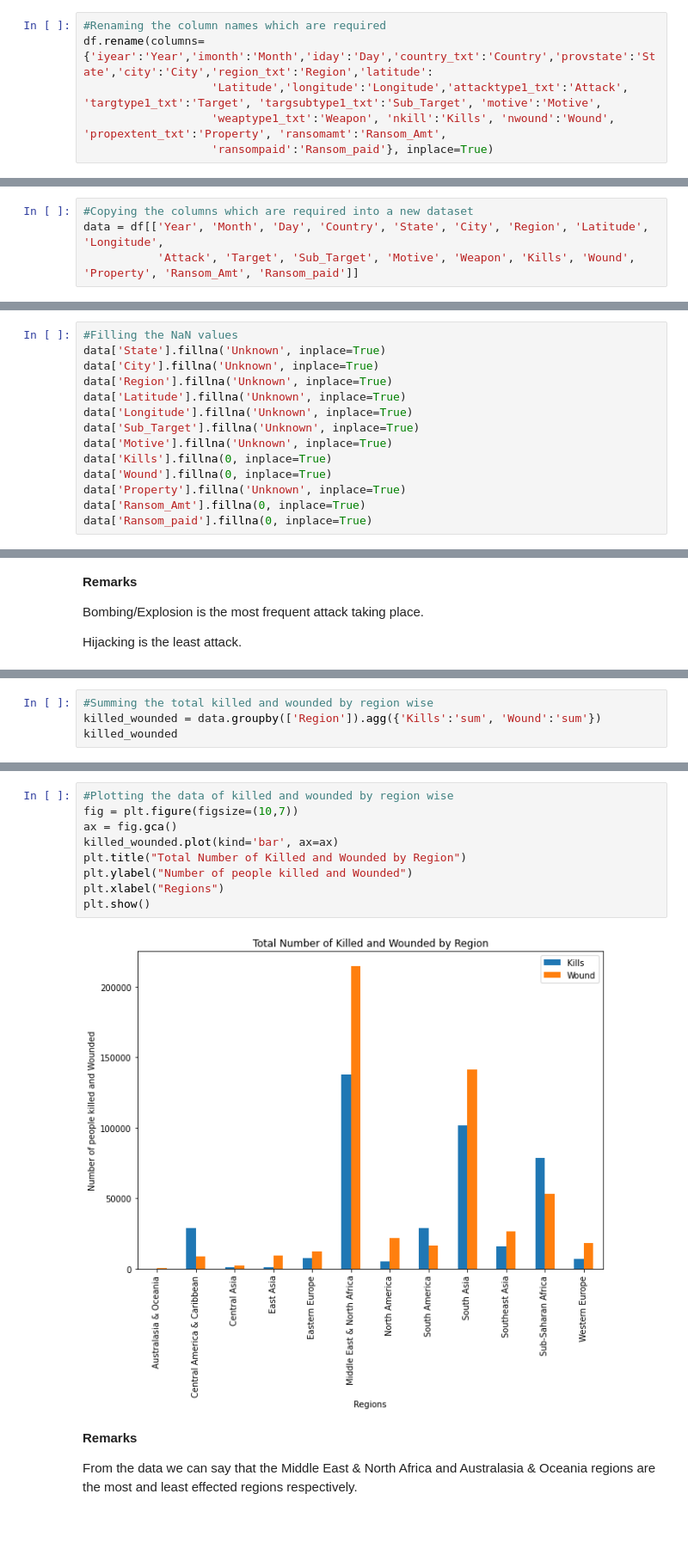
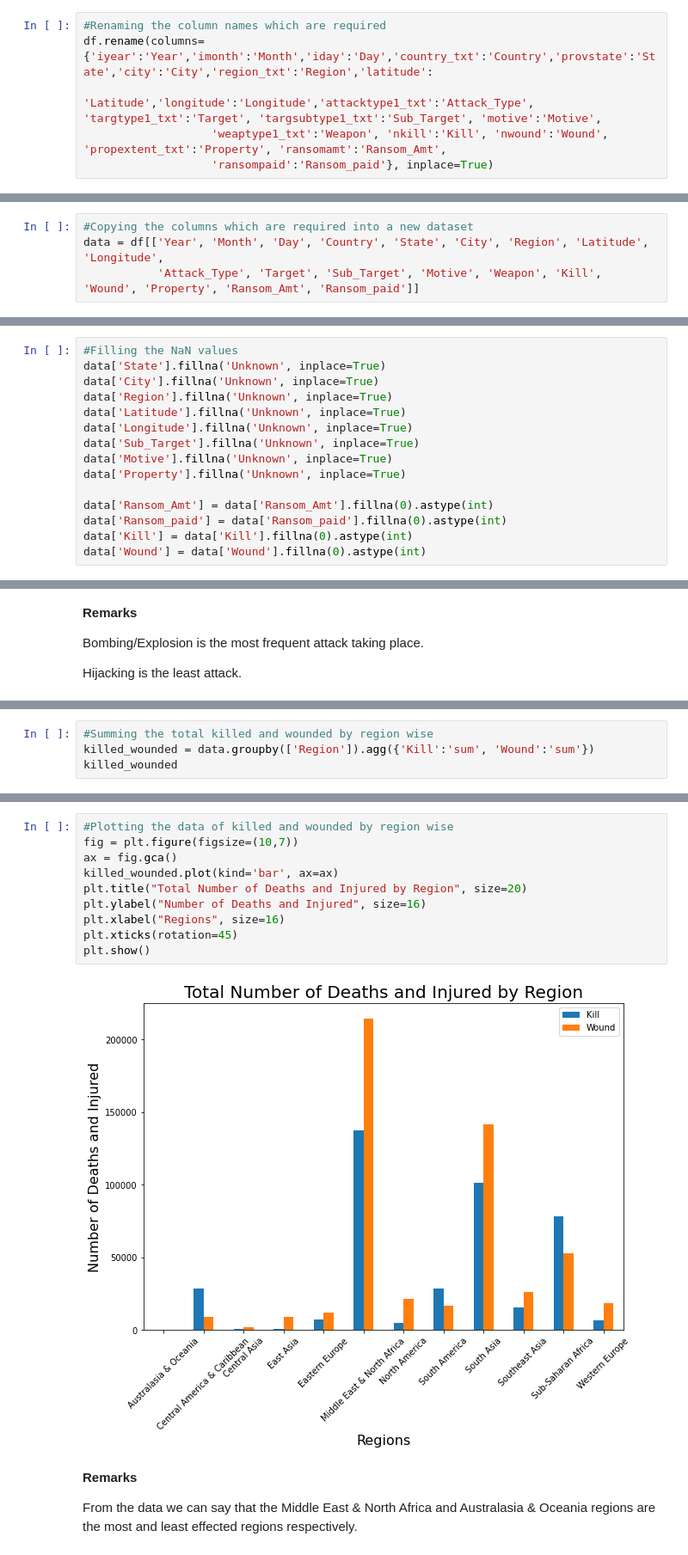
Before and after one commit to Narayan718/Global-Terrorism-Analysis, a Jupyter notebook: Global_Terrorism_Analysis.ipynb, the cells around one changed output, grey strips where cells are left out. Shown at 86% size. Drawn from its saved outputs; the diff is of its cells as text; blank space fills up the shorter version.

```diff
--- a/Global_Terrorism_Analysis.ipynb
+++ b/Global_Terrorism_Analysis.ipynb
@@ -56,6 +67,6 @@ df.head()
 # %%
 #Renaming the column names which are required
 df.rename(columns={'iyear':'Year','imonth':'Month','iday':'Day','country_txt':'Country','provstate':'State','city':'City','region_txt':'Region','latitude':
-                   'Latitude','longitude':'Longitude','attacktype1_txt':'Attack', 'targtype1_txt':'Target', 'targsubtype1_txt':'Sub_Target', 'motive':'Motive',
-                   'weaptype1_txt':'Weapon', 'nkill':'Kills', 'nwound':'Wound', 'propextent_txt':'Property', 'ransomamt':'Ransom_Amt',
+                   'Latitude','longitude':'Longitude','attacktype1_txt':'Attack_Type', 'targtype1_txt':'Target', 'targsubtype1_txt':'Sub_Target', 'motive':'Motive',
+                   'weaptype1_txt':'Weapon', 'nkill':'Kill', 'nwound':'Wound', 'propextent_txt':'Property', 'ransomamt':'Ransom_Amt',
                    'ransompaid':'Ransom_paid'}, inplace=True)
@@ -62,7 +75,7 @@ df.rename(columns={'iyear':'Year','imonth':'Month','iday':'Day','country_txt':'C
 # %%
 #Copying the columns which are required into a new dataset
 data = df[['Year', 'Month', 'Day', 'Country', 'State', 'City', 'Region', 'Latitude', 'Longitude',
-           'Attack', 'Target', 'Sub_Target', 'Motive', 'Weapon', 'Kills', 'Wound', 'Property', 'Ransom_Amt', 'Ransom_paid']]
+           'Attack_Type', 'Target', 'Sub_Target', 'Motive', 'Weapon', 'Kill', 'Wound', 'Property', 'Ransom_Amt', 'Ransom_paid']]
 # %%
 #first 5 fields in the required dataset
 data.head()
@@ -113,8 +138,9 @@ data['Latitude'].fillna('Unknown', inplace=True)
 data['Longitude'].fillna('Unknown', inplace=True)
 data['Sub_Target'].fillna('Unknown', inplace=True)
 data['Motive'].fillna('Unknown', inplace=True)
-data['Kills'].fillna(0, inplace=True)
-data['Wound'].fillna(0, inplace=True)
 data['Property'].fillna('Unknown', inplace=True)
-data['Ransom_Amt'].fillna(0, inplace=True)
-data['Ransom_paid'].fillna(0, inplace=True)
+
+data['Ransom_Amt'] = data['Ransom_Amt'].fillna(0).astype(int)
+data['Ransom_paid'] = data['Ransom_paid'].fillna(0).astype(int)
+data['Kill'] = data['Kill'].fillna(0).astype(int)
+data['Wound'] = data['Wound'].fillna(0).astype(int)
@@ -251,5 +352,5 @@ Hijacking is the least attack.
 # %%
 #Summing the total killed and wounded by region wise
-killed_wounded = data.groupby(['Region']).agg({'Kills':'sum', 'Wound':'sum'})
+killed_wounded = data.groupby(['Region']).agg({'Kill':'sum', 'Wound':'sum'})
 killed_wounded
 # %% [output]
@@ -270,14 +371,15 @@ killed_wounded
 # %%
 #Plotting the data of killed and wounded by region wise
 fig = plt.figure(figsize=(10,7))
 ax = fig.gca()
 killed_wounded.plot(kind='bar', ax=ax)
-plt.title("Total Number of Killed and Wounded by Region")
-plt.ylabel("Number of people killed and Wounded")
-plt.xlabel("Regions")
+plt.title("Total Number of Deaths and Injured by Region", size=20)
+plt.ylabel("Number of Deaths and Injured", size=16)
+plt.xlabel("Regions", size=16)
+plt.xticks(rotation=45)
 plt.show()
 # %% [output]
-[figure, old version]
+[figure, new version]
 # %% [markdown]
 **Remarks**
 
```
Also changed, not shown: parts of 57 cells of this notebook.
